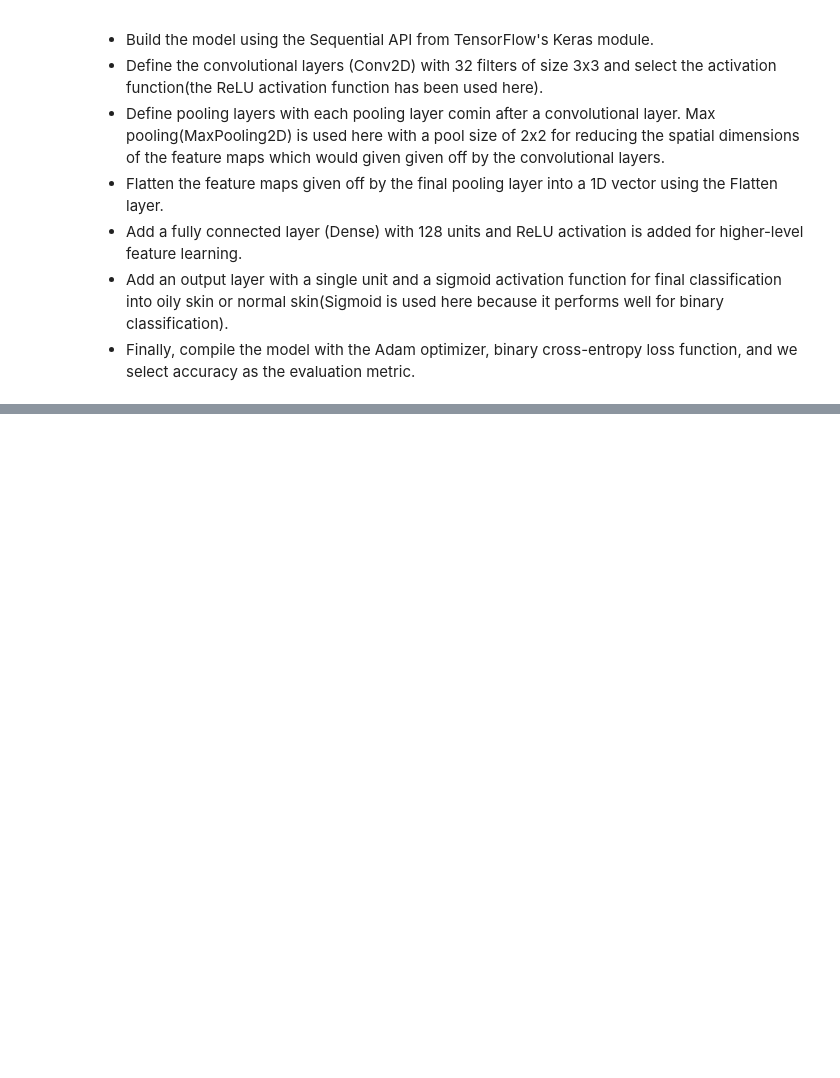
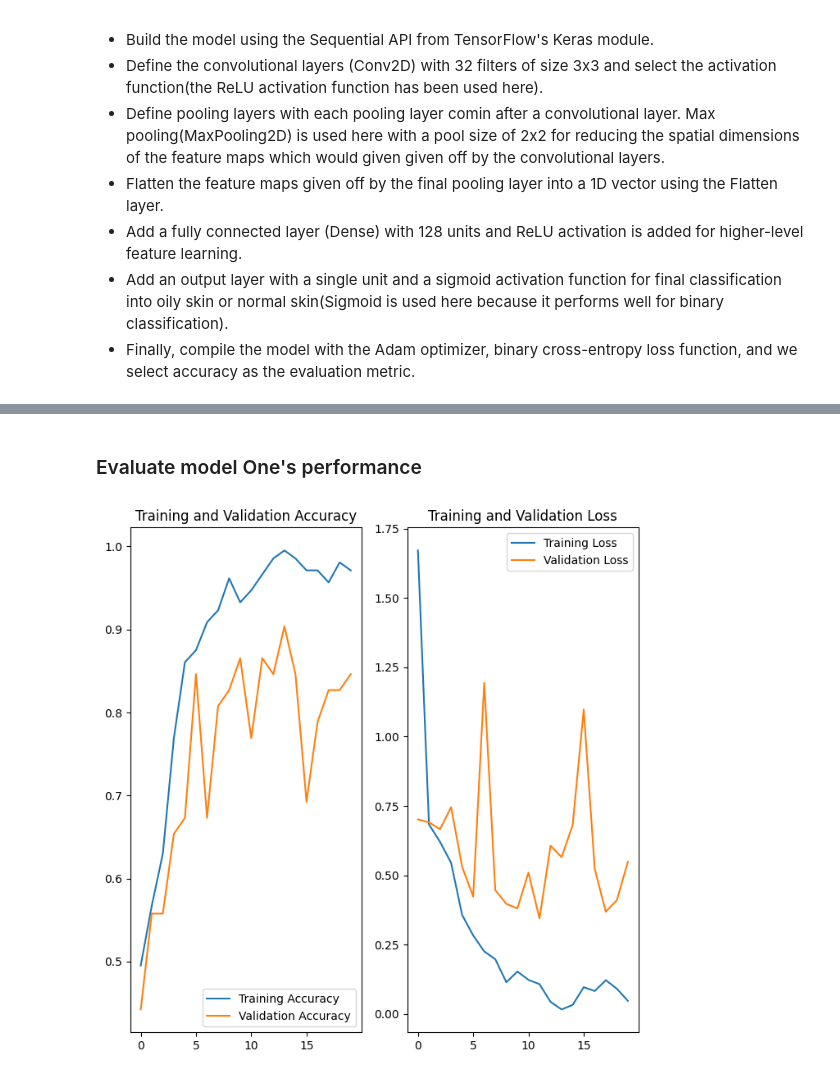
Before and after one commit to Danie-O/Skintype-Detection, a Jupyter notebook: skintype_model_train.ipynb, the cells around one changed output, grey strips where cells are left out. Drawn from its saved outputs; the diff is of its cells as text; code cells hidden in the pictures; blank space fills up the shorter version.

Commit message:
Update model with hyperparameters & augment data

```diff
--- a/skintype_model_train.ipynb
+++ b/skintype_model_train.ipynb
@@ -83,14 +89,17 @@ plt.show()
 # Define the model architecture
 model = Sequential()
 
-# Add convolutional and pooling layers(MaxPooling is used here)
-model.add(Conv2D(32, (3, 3), activation='relu', input_shape=(64, 64, 3)))
+# Add convolutional and pooling layers (MaxPooling is used here)
+model.add(Conv2D(32, (3, 3), activation='relu', input_shape=(224, 224, 3)))
 model.add(MaxPooling2D(pool_size=(2, 2)))
 model.add(Conv2D(64, (3, 3), activation='relu'))
 model.add(MaxPooling2D(pool_size=(2, 2)))
+model.add(Conv2D(64, (3, 3), activation='relu'))
 
 # Flatten the feature maps
 model.add(Flatten())
+
 # Add a fully connected layer
-model.add(Dense(128, activation='relu'))
+model.add(Dense(64, activation='relu'))
+# Add an output layer with one neuron since this is a binary classification problem
 model.add(Dense(1, activation='sigmoid'))
@@ -99,6 +126,9 @@ model.add(Dense(1, activation='sigmoid'))
+# %%
+# Compile the model
+model.compile(optimizer='adam', loss='binary_crossentropy', metrics=['accuracy'])
 # %%
 # # Fit the model
-# model.fit(train_data,
-#           validation_data=test_data,
-#           epochs=10,
-#           )
+history = model.fit(train_data,
+                    epochs=20,
+                    validation_data=test_data,
+                    )
@@ -104,0 +153,26 @@ model.add(Dense(1, activation='sigmoid'))
+# %% [markdown]
+### Evaluate model One's performance
+# %%
+acc = history.history['accuracy']
+val_acc = history.history['val_accuracy']
+
+loss = history.history['loss']
+val_loss = history.history['val_loss']
+
+epochs_range = range(20)
+
+plt.figure(figsize=(8, 8))
+plt.subplot(1, 2, 1)
+plt.plot(epochs_range, acc, label='Training Accuracy')
+plt.plot(epochs_range, val_acc, label='Validation Accuracy')
+plt.legend(loc='lower right')
+plt.title('Training and Validation Accuracy')
+
+plt.subplot(1, 2, 2)
+plt.plot(epochs_range, loss, label='Training Loss')
+plt.plot(epochs_range, val_loss, label='Validation Loss')
+plt.legend(loc='upper right')
+plt.title('Training and Validation Loss')
+plt.show()
+# %% [output]
+[figure, added]
```
Also changed, not shown: parts of 24 cells of this notebook.
